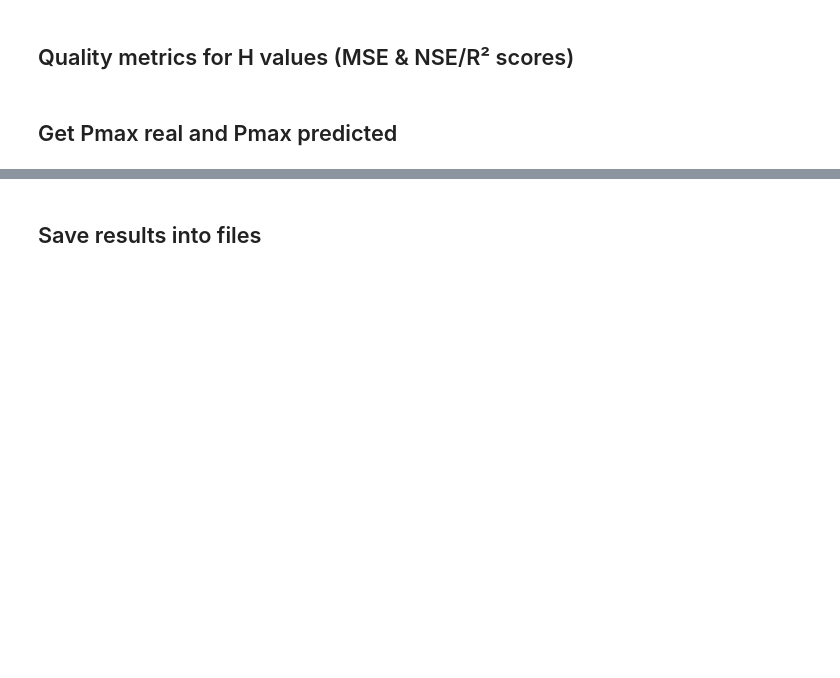
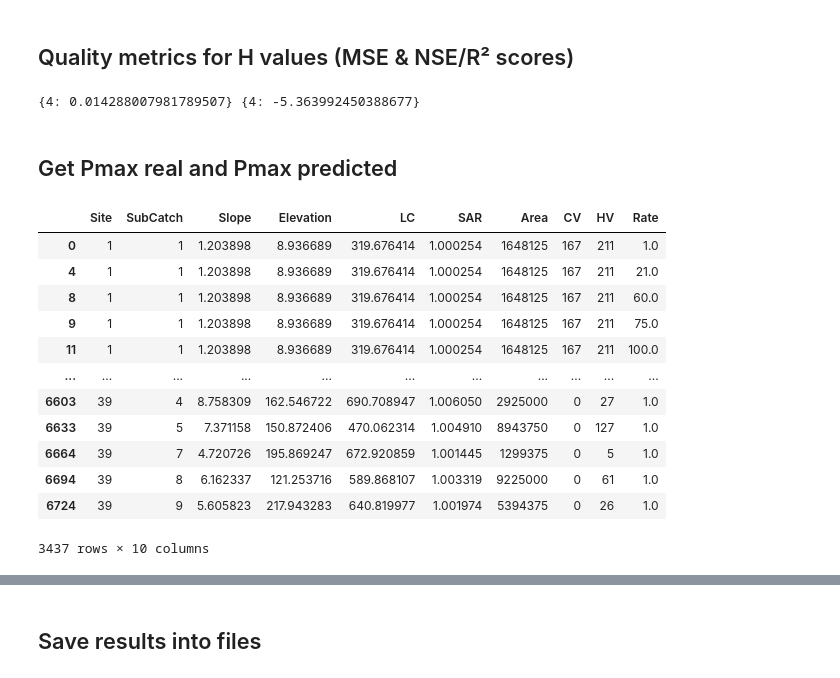
Before and after one commit to Jnsll/LAPrediction, a Jupyter notebook: notebooks/PredictionWithSubCatch.ipynb, the cells around one changed output, grey strips where cells are left out. Drawn from its saved outputs; the diff is of its cells as text; code cells hidden in the pictures; blank space fills up the shorter version.

```diff
--- a/notebooks/PredictionWithSubCatch.ipynb
+++ b/notebooks/PredictionWithSubCatch.ipynb
@@ -112,9 +179,29 @@ variable_train_pred, variable_test_pred = predict_with_trained_model(prediction_
 # %% [markdown]
 ## Quality metrics for H values (MSE & NSE/R² scores)
 # %%
-subCatchment_numbers = prediction.get_subcatchment_numbers_for_a_site(site_number, variable_to_predict)
+subCatchment_numbers = prediction.get_subcatchment_numbers_for_a_subcatch(site_number, variable_to_predict, subcatch_number)
 liste_variable_test_HError = prediction.get_list_variable_test_Hind_Values(variable_test)
 liste_variable_test_pred_HError = variable_test_pred
+#print(subCatchment_numbers, liste_variable_test_HError, liste_variable_test_pred_HError)
 mse_test, r2_test = prediction.get_standard_quality_metrics(subCatchment_numbers, liste_variable_test_HError, liste_variable_test_pred_HError)
+print(mse_test, r2_test)
+# %% [output]
+{4: 0.014288007981789507} {4: -5.363992450388677}
 # %% [markdown]
 ## Get Pmax real and Pmax predicted
+# %%
+features
+# %% [output]
+|  | Site | SubCatch | Slope | Elevation | LC | SAR | Area | CV | HV | Rate |
+| 0 | 1 | 1 | 1.203898 | 8.936689 | 319.676414 | 1.000254 | 1648125 | 167 | 211 | 1.0 |
+| 4 | 1 | 1 | 1.203898 | 8.936689 | 319.676414 | 1.000254 | 1648125 | 167 | 211 | 21.0 |
+| 8 | 1 | 1 | 1.203898 | 8.936689 | 319.676414 | 1.000254 | 1648125 | 167 | 211 | 60.0 |
+| 9 | 1 | 1 | 1.203898 | 8.936689 | 319.676414 | 1.000254 | 1648125 | 167 | 211 | 75.0 |
+| 11 | 1 | 1 | 1.203898 | 8.936689 | 319.676414 | 1.000254 | 1648125 | 167 | 211 | 100.0 |
+| ... | ... | ... | ... | ... | ... | ... | ... | ... | ... | ... |
+| 6603 | 39 | 4 | 8.758309 | 162.546722 | 690.708947 | 1.006050 | 2925000 | 0 | 27 | 1.0 |
+| 6633 | 39 | 5 | 7.371158 | 150.872406 | 470.062314 | 1.004910 | 8943750 | 0 | 127 | 1.0 |
+| 6664 | 39 | 7 | 4.720726 | 195.869247 | 672.920859 | 1.001445 | 1299375 | 0 | 5 | 1.0 |
+| 6694 | 39 | 8 | 6.162337 | 121.253716 | 589.868107 | 1.003319 | 9225000 | 0 | 61 | 1.0 |
+| 6724 | 39 | 9 | 5.605823 | 217.943283 | 640.819977 | 1.001974 | 5394375 | 0 | 26 | 1.0 |
+3437 rows × 10 columns
```
Also changed, not shown: parts of 40 cells of this notebook, 42 other files.
